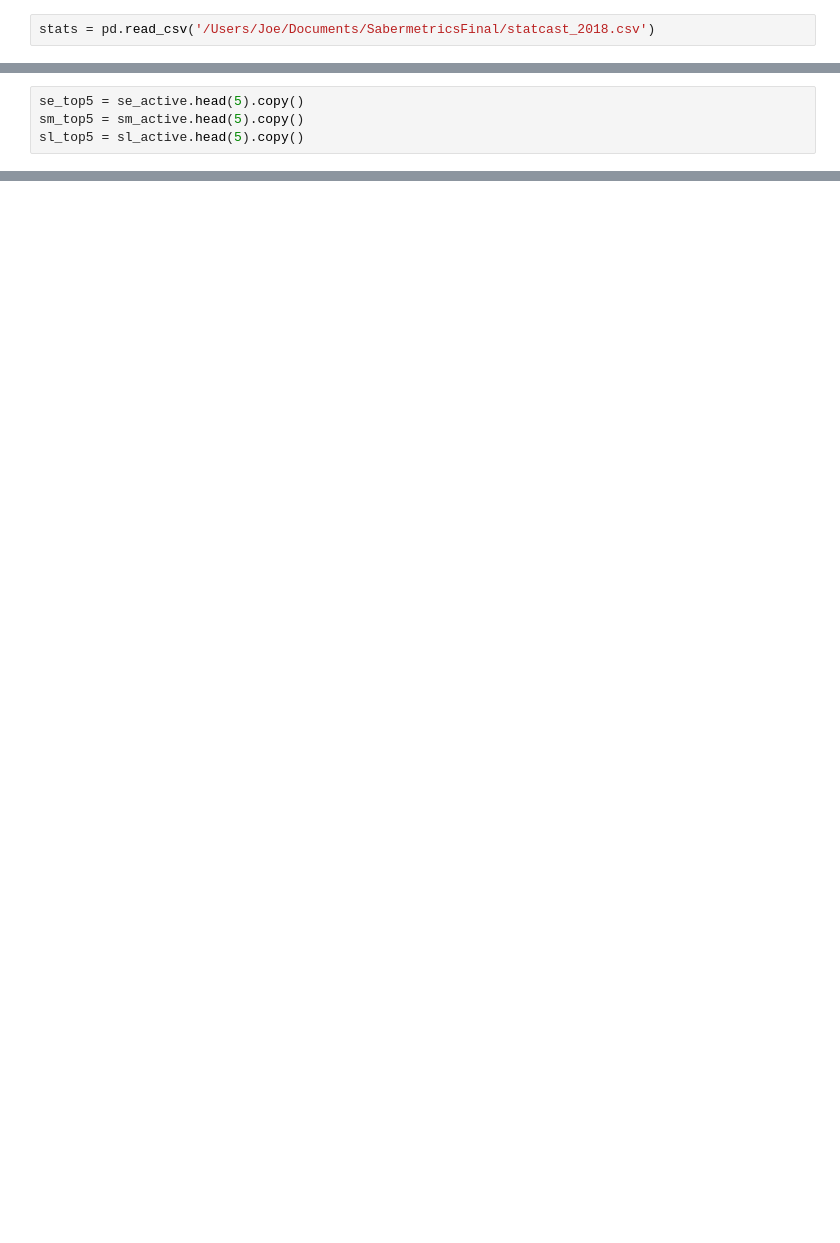
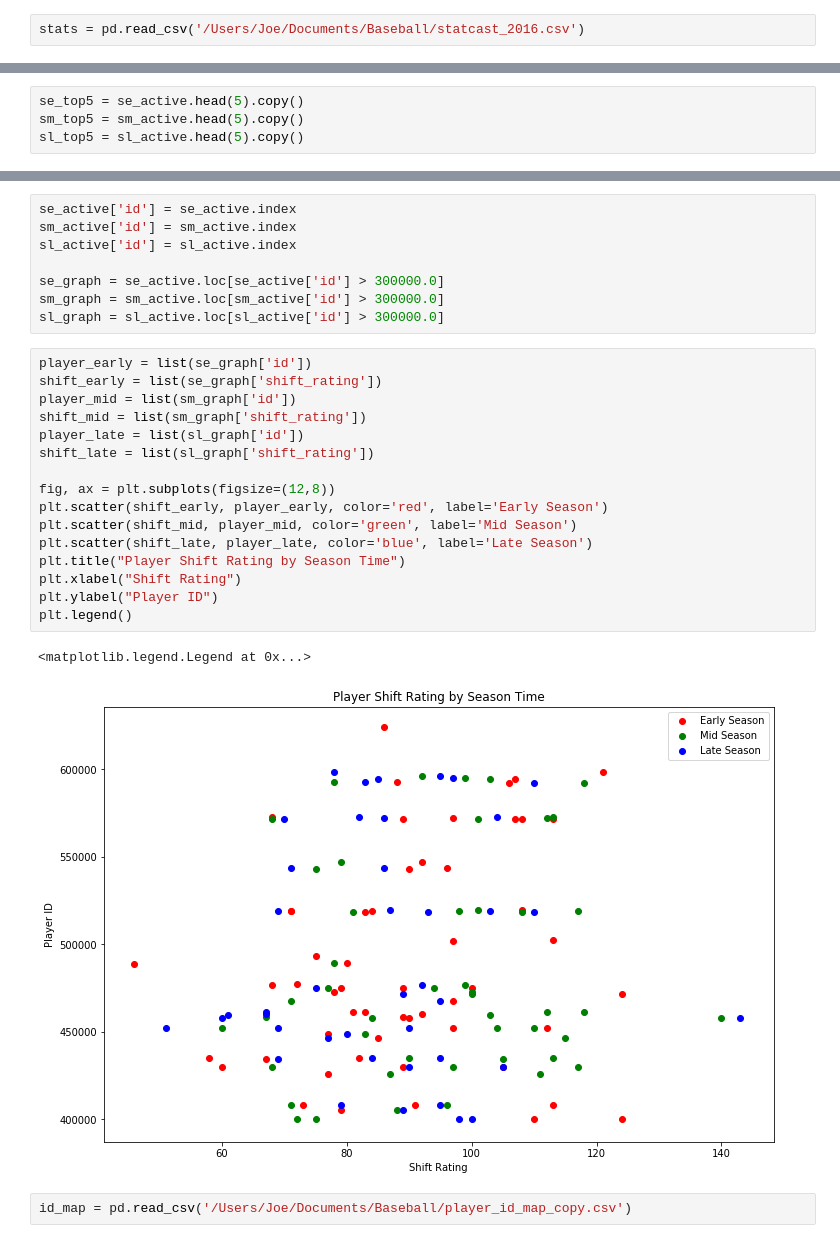
Before and after one commit to JoeWil58/Sabermetrics_Final, a Jupyter notebook: Final_Project.ipynb, the cells around one changed output, grey strips where cells are left out. Cells and saved outputs as stored; diff of their text form; blank space fills up the shorter version.

```diff
--- a/Final_Project.ipynb
+++ b/Final_Project.ipynb
@@ -10,4 +18,4 @@ from pybaseball import statcast_batter
 # %%
-stats = pd.read_csv('/Users/Joe/Documents/SabermetricsFinal/statcast_2018.csv')
+stats = pd.read_csv('/Users/Joe/Documents/Baseball/statcast_2016.csv')
 # %%
 stats = stats.loc[stats['events'].notnull()].copy()
@@ -372,0 +450,29 @@ Late Season Shift Leaders
+# %%
+se_active['id'] = se_active.index
+sm_active['id'] = sm_active.index
+sl_active['id'] = sl_active.index
+
+se_graph = se_active.loc[se_active['id'] > 300000.0]
+sm_graph = sm_active.loc[sm_active['id'] > 300000.0]
+sl_graph = sl_active.loc[sl_active['id'] > 300000.0]
+# %%
+player_early = list(se_graph['id'])
+shift_early = list(se_graph['shift_rating'])
+player_mid = list(sm_graph['id'])
+shift_mid = list(sm_graph['shift_rating'])
+player_late = list(sl_graph['id'])
+shift_late = list(sl_graph['shift_rating'])
+
+fig, ax = plt.subplots(figsize=(12,8))
+plt.scatter(shift_early, player_early, color='red', label='Early Season')
+plt.scatter(shift_mid, player_mid, color='green', label='Mid Season')
+plt.scatter(shift_late, player_late, color='blue', label='Late Season')
+plt.title("Player Shift Rating by Season Time")
+plt.xlabel("Shift Rating")
+plt.ylabel("Player ID")
+plt.legend()
+# %% [output]
+<matplotlib.legend.Legend at 0x...>
+[figure, added]
+# %%
+id_map = pd.read_csv('/Users/Joe/Documents/Baseball/player_id_map_copy.csv')
```
Also changed, not shown: parts of 31 cells of this notebook, 3 other files.
